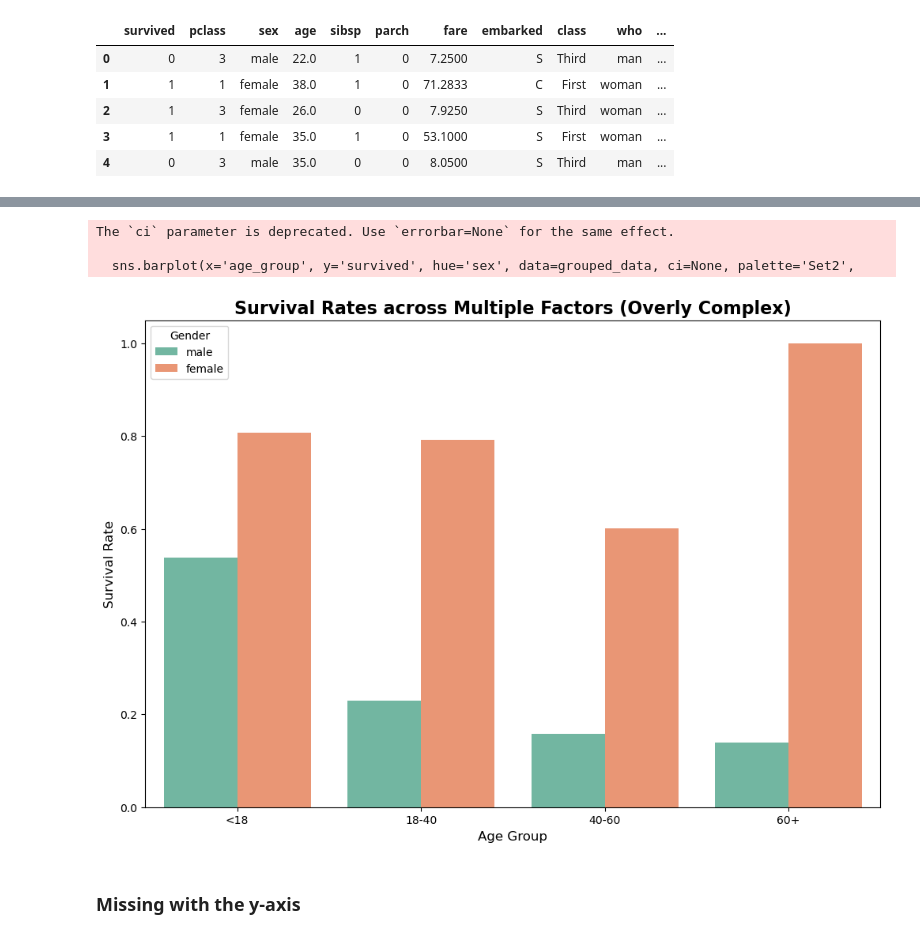
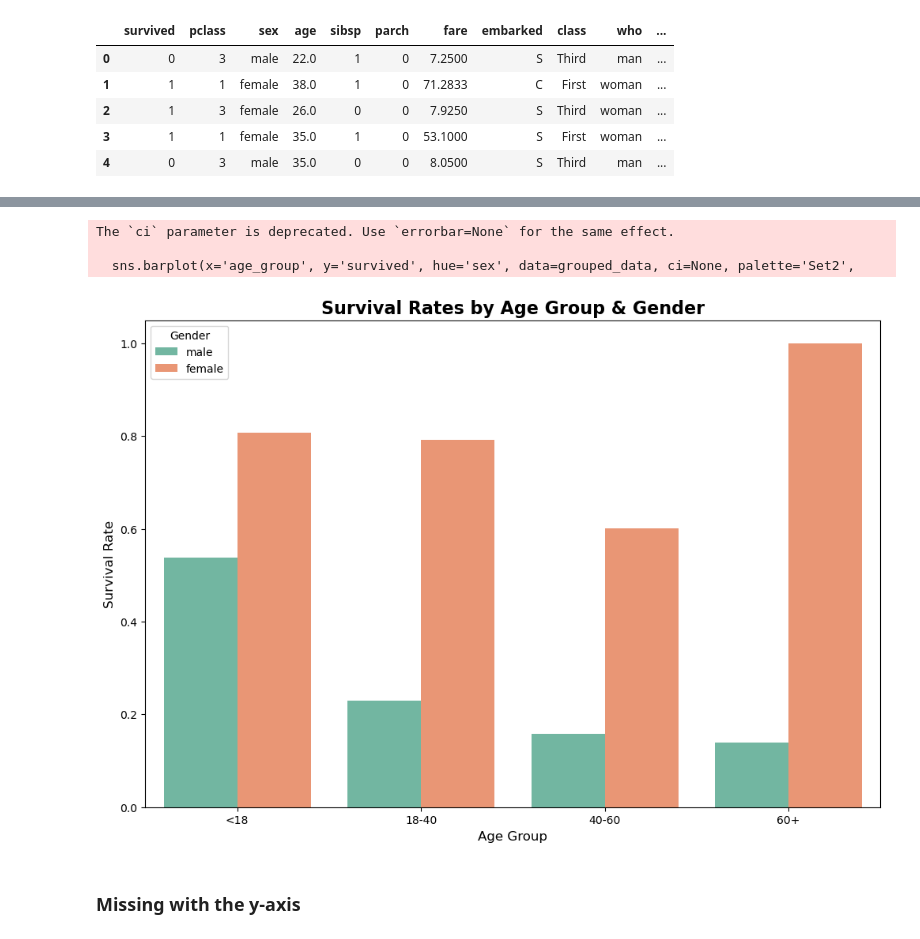
Before and after one commit to IMOsbo/DATA6550-Visualization, a Jupyter notebook: Code/Rogel/Project-Code-Rogel.ipynb, the cells around one changed output, grey strips where cells are left out. Saved outputs shown, nothing was run; the diff lists cells and outputs as text; code cells hidden in the pictures.

```diff
--- a/Code/Rogel/Project-Code-Rogel.ipynb
+++ b/Code/Rogel/Project-Code-Rogel.ipynb
@@ -219,32 +28,32 @@ plt.show()
 # %%
 # Create age groups to add complexity
 bins = [0, 18, 40, 60, 100]
 labels = ['<18', '18-40', '40-60', '60+']
 df['age_group'] = pd.cut(df['age'], bins=bins, labels=labels)
 
 # Group the data by multiple factors: passenger class, gender, and age group
 grouped_data = df.groupby(['pclass', 'sex', 'age_group']).agg({'survived': 'mean'}).reset_index()
 
 # Create a bar plot that includes survival rate by passenger class, gender, and age
 plt.figure(figsize=(12, 8))
 sns.barplot(x='age_group', y='survived', hue='sex', data=grouped_data, ci=None, palette='Set2',
             hue_order=['male', 'female'])
 
 # Add an extra layer of complexity by also representing passenger class with a color shade or pattern
-plt.title('Survival Rates across Multiple Factors (Overly Complex)', fontsize=16, weight='bold')
+plt.title('Survival Rates by Age Group & Gender', fontsize=16, weight='bold')
 plt.xlabel('Age Group', fontsize=12)
 plt.ylabel('Survival Rate', fontsize=12)
 
 # Add a legend to further confuse interpretation
 plt.legend(title='Gender', loc='upper left')
 
 # Display the plot
 plt.show()
 # %% [output]
 The `ci` parameter is deprecated. Use `errorbar=None` for the same effect.
 
   sns.barplot(x='age_group', y='survived', hue='sex', data=grouped_data, ci=None, palette='Set2',
-[figure, old version]
+[figure, new version]
 # %% [markdown]
 ### Missing with the y-axis
 # %%
```
Also changed, not shown: parts of 23 cells of this notebook.
